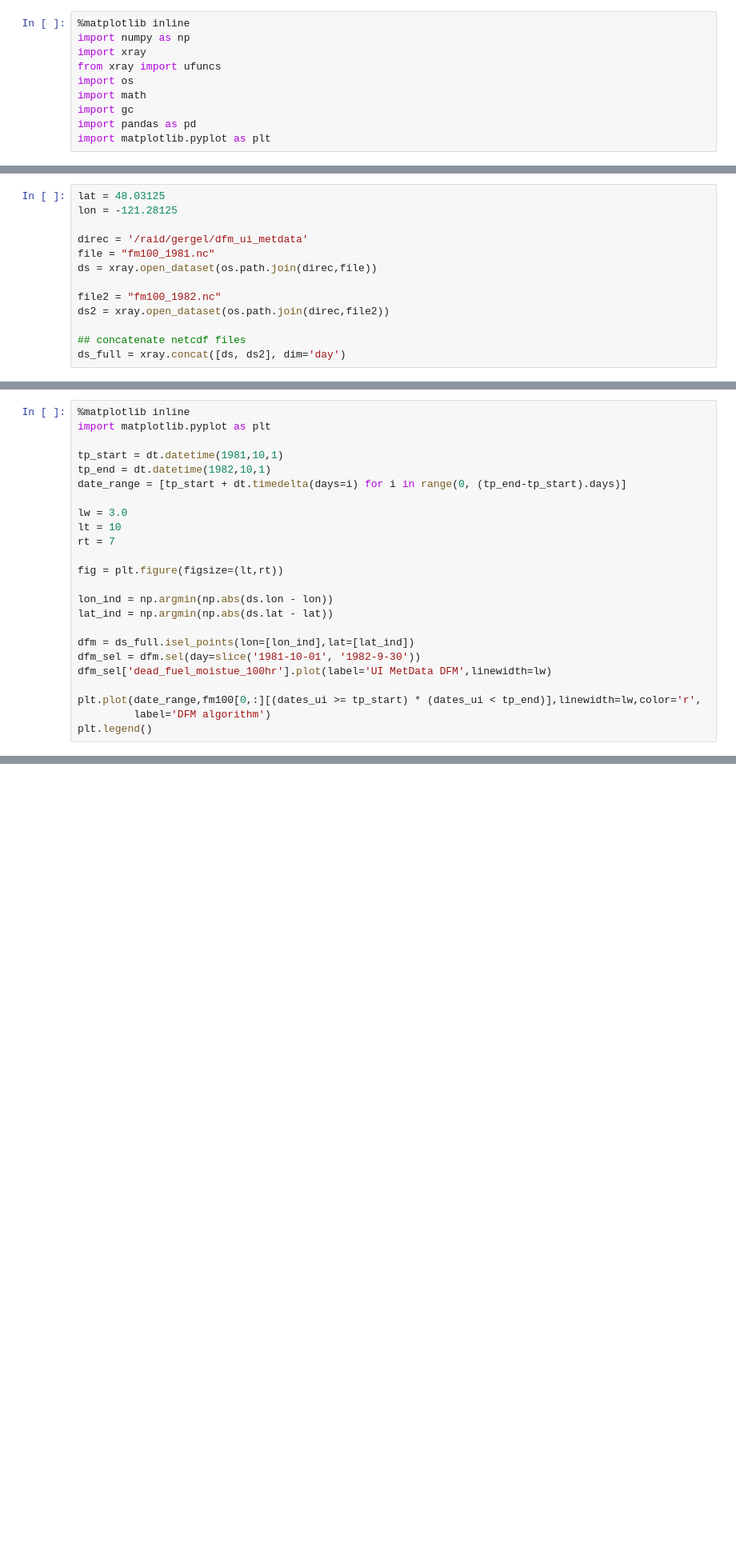
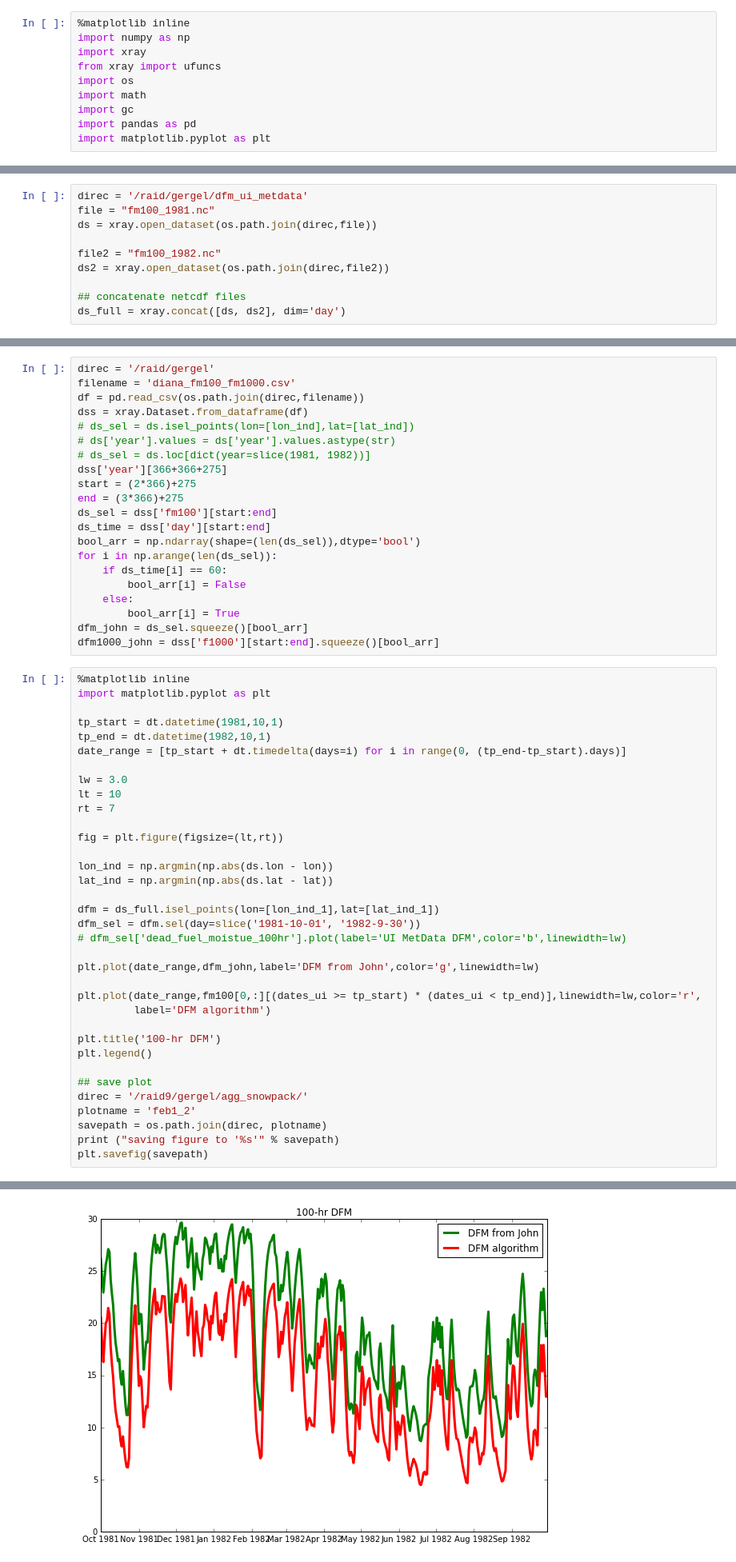
Before and after one commit to XUEYANZHANG9/IS_snowfire, a Jupyter notebook: calc_dfm_gridcell_john.ipynb, the cells around one changed output, grey strips where cells are left out. Shown at 80% size. Cells and saved outputs as stored; diff of their text form; blank space fills up the shorter version.

```diff
--- a/calc_dfm_gridcell_john.ipynb
+++ b/calc_dfm_gridcell_john.ipynb
@@ -201,7 +218,4 @@ for day in np.arange(ndays):
 # %%
-lat = 48.03125
-lon = -121.28125
-
 direc = '/raid/gergel/dfm_ui_metdata'
 file = "fm100_1981.nc"
 ds = xray.open_dataset(os.path.join(direc,file))
@@ -229,3 +241,24 @@ dates_ui = np.asarray(arr_ui)
+# %%
+direc = '/raid/gergel'
+filename = 'diana_fm100_fm1000.csv'
+df = pd.read_csv(os.path.join(direc,filename))
+dss = xray.Dataset.from_dataframe(df)
+# ds_sel = ds.isel_points(lon=[lon_ind],lat=[lat_ind])
+# ds['year'].values = ds['year'].values.astype(str)
+# ds_sel = ds.loc[dict(year=slice(1981, 1982))]
+dss['year'][366+366+275]
+start = (2*366)+275
+end = (3*366)+275
+ds_sel = dss['fm100'][start:end]
+ds_time = dss['day'][start:end]
+bool_arr = np.ndarray(shape=(len(ds_sel)),dtype='bool')
+for i in np.arange(len(ds_sel)):
+    if ds_time[i] == 60:
+        bool_arr[i] = False
+    else:
+        bool_arr[i] = True
+dfm_john = ds_sel.squeeze()[bool_arr]
+dfm1000_john = dss['f1000'][start:end].squeeze()[bool_arr]
 # %%
 %matplotlib inline
 import matplotlib.pyplot as plt
@@ -243,10 +276,22 @@ fig = plt.figure(figsize=(lt,rt))
 lon_ind = np.argmin(np.abs(ds.lon - lon))
 lat_ind = np.argmin(np.abs(ds.lat - lat))
 
-dfm = ds_full.isel_points(lon=[lon_ind],lat=[lat_ind])
+dfm = ds_full.isel_points(lon=[lon_ind_1],lat=[lat_ind_1])
 dfm_sel = dfm.sel(day=slice('1981-10-01', '1982-9-30'))
-dfm_sel['dead_fuel_moistue_100hr'].plot(label='UI MetData DFM',linewidth=lw)
+# dfm_sel['dead_fuel_moistue_100hr'].plot(label='UI MetData DFM',color='b',linewidth=lw)
+
+plt.plot(date_range,dfm_john,label='DFM from John',color='g',linewidth=lw)
 
 plt.plot(date_range,fm100[0,:][(dates_ui >= tp_start) * (dates_ui < tp_end)],linewidth=lw,color='r',
          label='DFM algorithm')
+
+plt.title('100-hr DFM')
 plt.legend()
+
+## save plot
+direc = '/raid9/gergel/agg_snowpack/'
+plotname = 'feb1_2'
+savepath = os.path.join(direc, plotname)
+print ("saving figure to '%s'" % savepath)
+plt.savefig(savepath)
+# %% [output]
@@ -252,0 +299 @@ plt.legend()
+[figure, added]
```
Also changed, not shown: parts of 11 cells of this notebook.
